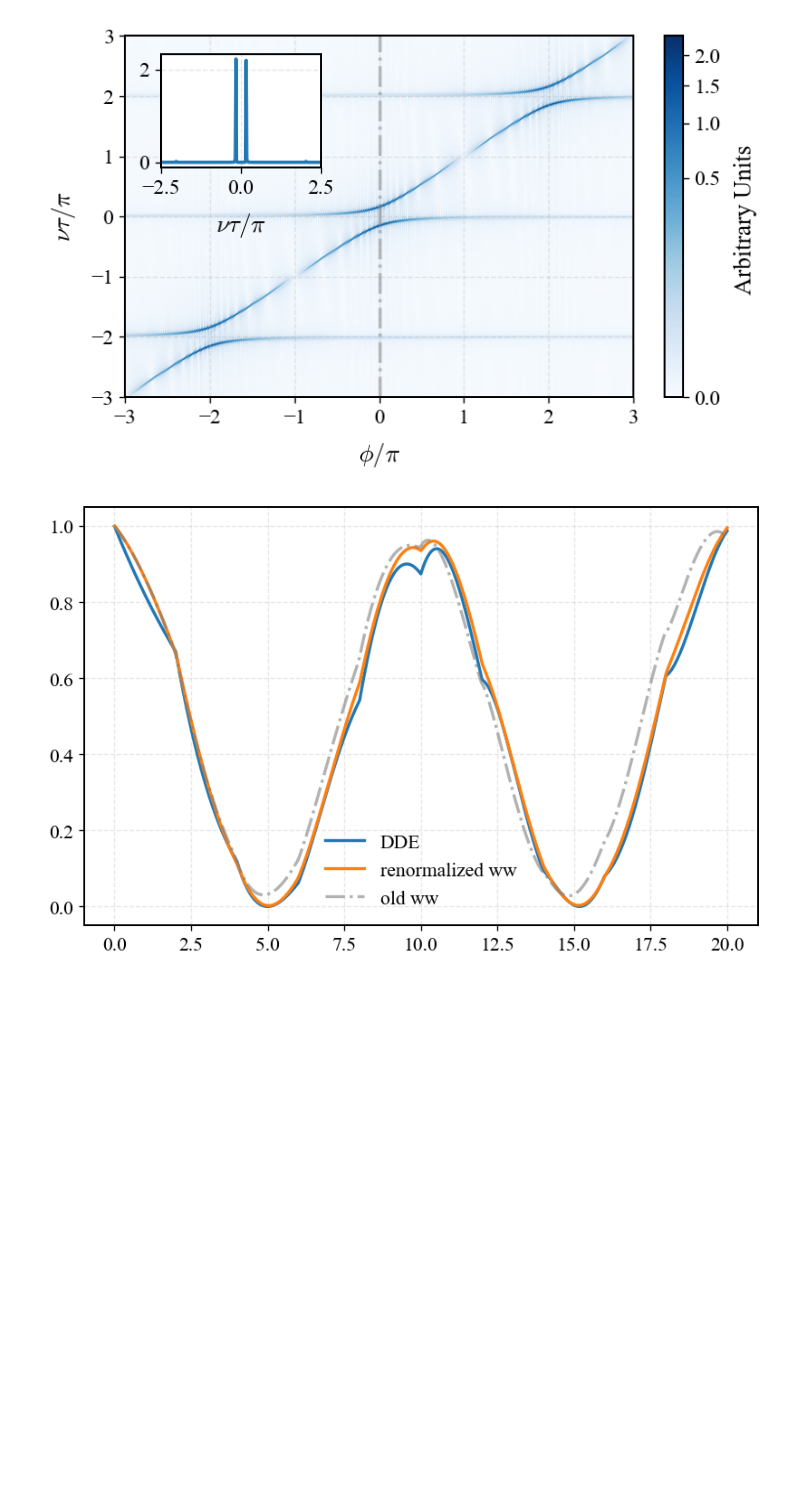
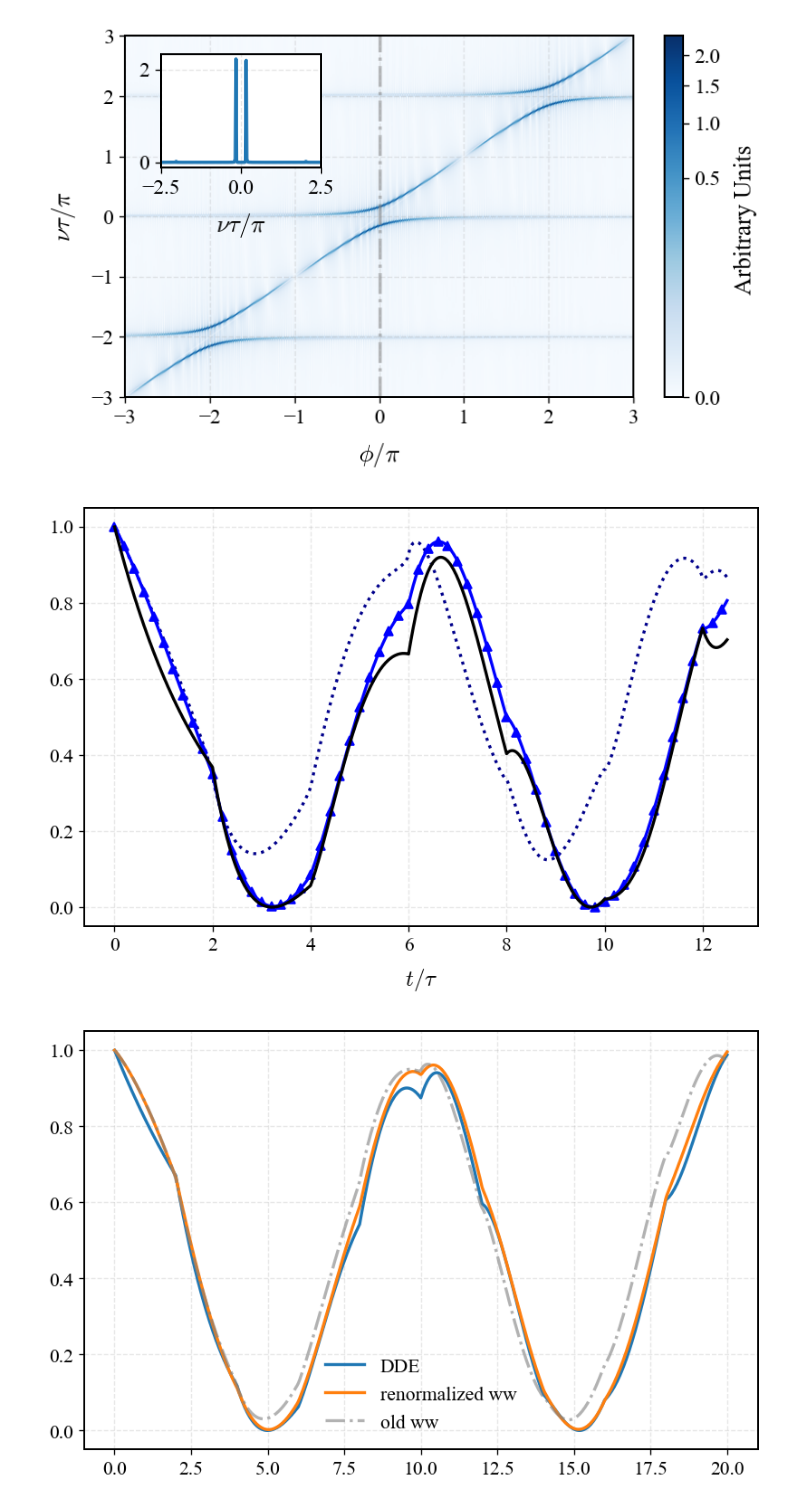
Before and after one commit to Taitoos2/non_markovian_qubit_swap, a Jupyter notebook: article_graphs_1.ipynb, the cells around one changed output. Cells and saved outputs as stored; diff of their text form; code cells hidden in the pictures; blank space fills up the shorter version.

Commit message:
figure re-shaping

```diff
--- a/article_graphs_1.ipynb
+++ b/article_graphs_1.ipynb
@@ -107,17 +26,46 @@ def exp007(gamma_list : list = list(np.linspace(0.05,0.2,12)),
 # %%
-gamma=0.2
-Delta=1
+import numpy as np
+import matplotlib.pyplot as plt
+
+from qnetwork.tools import set_plot_style
+from aux_funs import DDE_analytical,run_ww_simulation
+plt.rcParams['mathtext.fontset'] = 'cm'
+set_plot_style()
+from experiment_7py import param_correction
+
+Delta =1
+gamma = 0.5
 L=1
 c=1
-n_modes = 50
+tau = 2*L/c
 n_steps=501
-method_m = 'Powell'
-t_max = 20
+t_max = 12.5
+t = np.linspace(0,t_max,n_steps)
 
-t=np.linspace(0,t_max,n_steps)
-e_dde= np.abs(DDE_analytical(gamma=gamma,phi=0,tau=2*L/c,t=t))**2
+e_dde = np.abs(DDE_analytical(gamma=gamma,tau=tau,phi=0,t=t))**2
+_,e_ww = run_ww_simulation(t_max=t_max,n_steps=n_steps,gamma=gamma,L=L,c=c,n_modes=100,Delta=Delta)
+_,e_ww_2 = run_ww_simulation(t_max=t_max,n_steps=n_steps,gamma=gamma,L=L,c=c,n_modes=100,Delta=50*Delta)
 
-dls,gls = param_correction(gamma=gamma,Delta=Delta,L=L,c=c,n_modes=n_modes,n_steps=n_steps,method_m=method_m)
+dls,gls = param_correction(gamma=gamma,Delta=Delta,L=L,c=c,n_modes=50)
+
+gamma_p = gamma+gls
+Delta_p = Delta+dls
+
+_,e_renormalized = run_ww_simulation(t_max=t_max,n_steps=n_steps,gamma=gamma_p,L=L,c=c,n_modes=100,Delta=Delta_p)
+# %%
+fig,axs = plt.subplots(figsize=(8,5))
+
+
+
+axs.plot(t,e_ww,label='low energy WW',linestyle='dotted',color='darkblue')
+axs.plot(t,e_renormalized,'-^',label='Renormalized WW',markevery=8,color='blue')
+axs.plot(t,e_dde,label='DDE',color='k')
+axs.set_xlabel(r"$t/\tau$ ")
+
+fig.savefig('figure4.pdf')
+plt.show()
+# %% [output]
+[figure, added]
 # %%
 _,e_ww= run_ww_simulation(t_max=t_max,gamma=gamma+gls,Delta=Delta+dls,L=L,c=c,n_steps=n_steps)
 _,e_old = run_ww_simulation(t_max=t_max,gamma=gamma,Delta=Delta,L=L,c=c,n_steps=n_steps)
```
Also changed, not shown: parts of 2 cells of this notebook, 2 other files.
